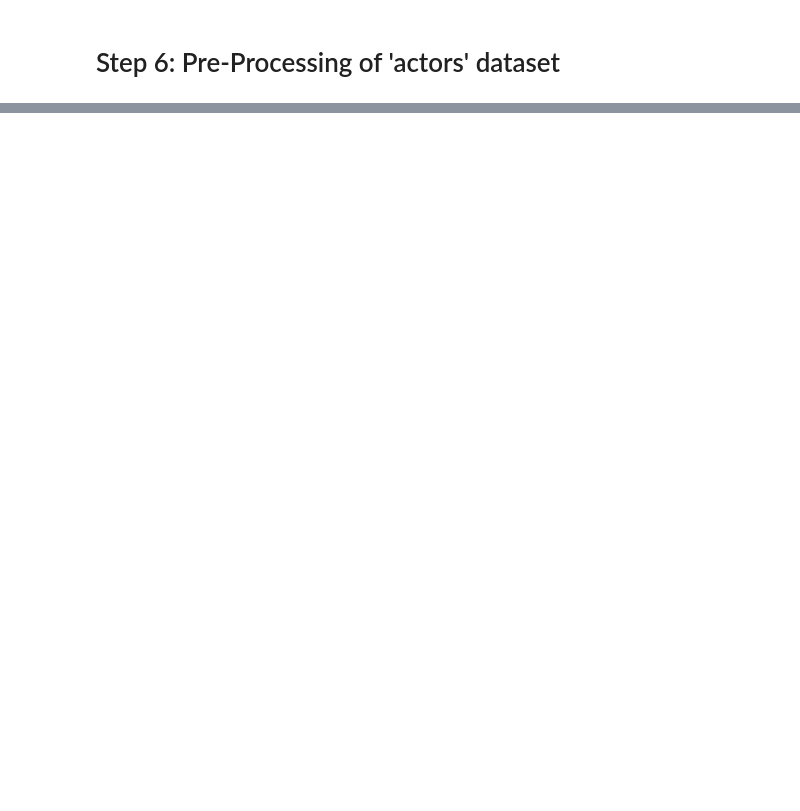
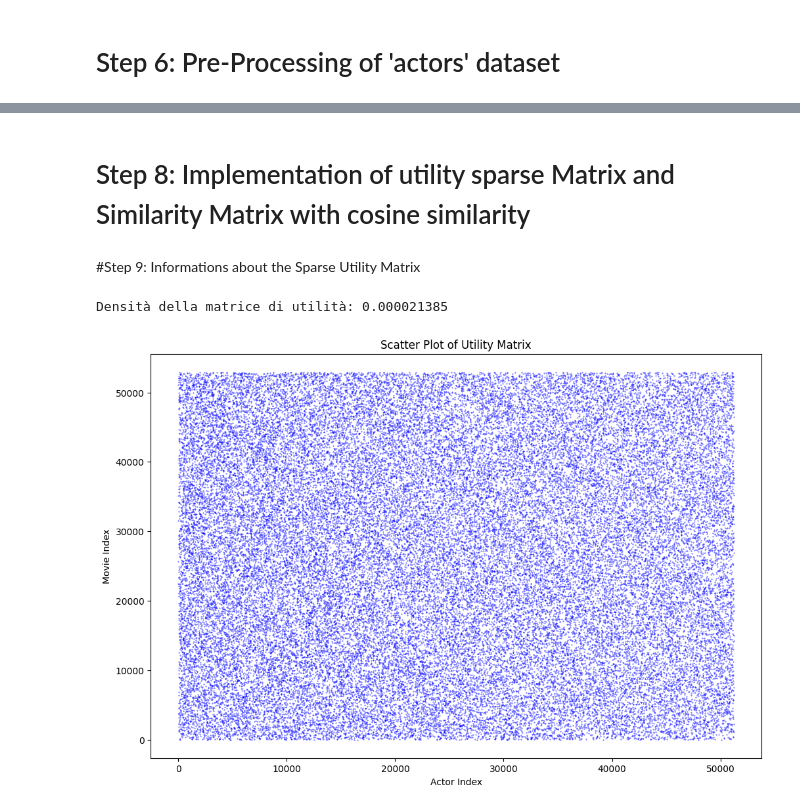
Before and after one commit to lorenz0leoncin1/Reccomandation_System_Collaborative_Filtering, a Jupyter notebook: Collaborative_Filtering_Project.ipynb, the cells around one changed output, grey strips where cells are left out. Cells and saved outputs as stored; diff of their text form; code cells hidden in the pictures; blank space fills up the shorter version.

```diff
--- a/Collaborative_Filtering_Project.ipynb
+++ b/Collaborative_Filtering_Project.ipynb
@@ -1123,9 +416,0 @@ Attori che hanno partecipato al film 'Henry VI Part 2':
-# %%
-# Example size of df_actor_movie_genre
-num_rows = df_actor_movie_genre.shape[0]
-num_unique_actors = df_actor_movie_genre['actor_name'].nunique()
-num_unique_movies = df_actor_movie_genre['movie_name'].nunique()
-
-print(f"Number of rows in df_actor_movie_genre: {num_rows}")
-print(f"Number of unique actors: {num_unique_actors}")
-print(f"Number of unique movies: {num_unique_movies}")
@@ -1271,0 +549,2 @@ This hybrid approach is often more effective than using collaborative or content
+# %% [markdown]
+# Step 8: Implementation of utility sparse Matrix and Similarity Matrix with cosine similarity
@@ -1271,0 +572,42 @@ This hybrid approach is often more effective than using collaborative or content
+# %%
+from scipy.sparse import csr_matrix
+# Create the sparse matrix
+rows = df_actors['movie_index']
+cols = df_actors['actor_id']
+data = [1] * len(df_actors)
+
+num_unique_movies = len(movie_id_to_index)
+num_unique_actors = df_actors['actor_id'].nunique()
+
+# Create the sparse matrix
+# Pass num_unique_movies and num_unique_actors as arguments instead of num_rows and num_cols
+data_array, row_indices_array, col_indices_array, num_rows, num_cols = create_sparse_matrix_from_scratch(rows, cols, data, num_unique_movies, num_unique_actors)
+
+# Convert arrays to CSR matrix
+utility_matrix_csr = csr_matrix((data_array, (row_indices_array, col_indices_array)), shape=(num_rows, num_cols))
+
+#utility_matrix_sparse = coo_matrix((data, (rows, cols)), shape=(num_unique_movies, num_unique_actors))
+# %% [markdown]
+#Step 9: Informations about the Sparse Utility Matrix
+# %%
+density = utility_matrix_csr.nnz / (num_unique_movies * num_unique_actors)
+print(f"Densità della matrice di utilità: {density:.9f}")
+# %% [output]
+Densità della matrice di utilità: 0.000021385
+# %%
+# Plot sparse matrix scatter plot
+def plot_sparse_matrix(utility_matrix_csr):
+    # Get the non-zero indices from the sparse matrix
+    movie_indices, actor_indices = utility_matrix_csr.nonzero()
+
+    plt.figure(figsize=(12, 8))  # Increase figure size
+    plt.scatter(actor_indices, movie_indices, marker='o', s=0.1, color='b')  # Increase point size
+    plt.title('Scatter Plot of Utility Matrix')
+    plt.xlabel('Actor Index')
+    plt.ylabel('Movie Index')
+    plt.show()
+
+# Call the function to plot the utility matrix
+plot_sparse_matrix(utility_matrix_csr)
+# %% [output]
+[figure, added]
```
Also changed, not shown: parts of 114 cells of this notebook.
